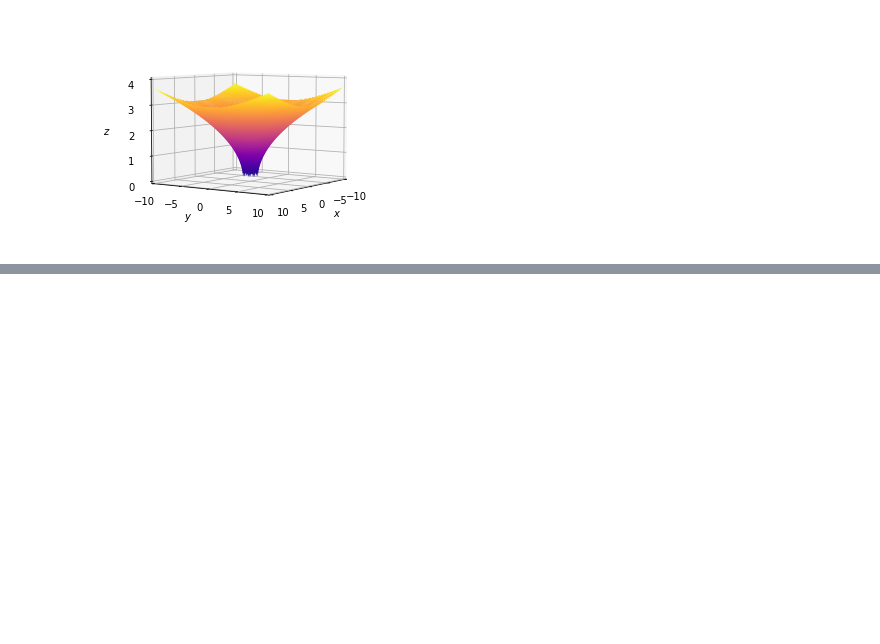
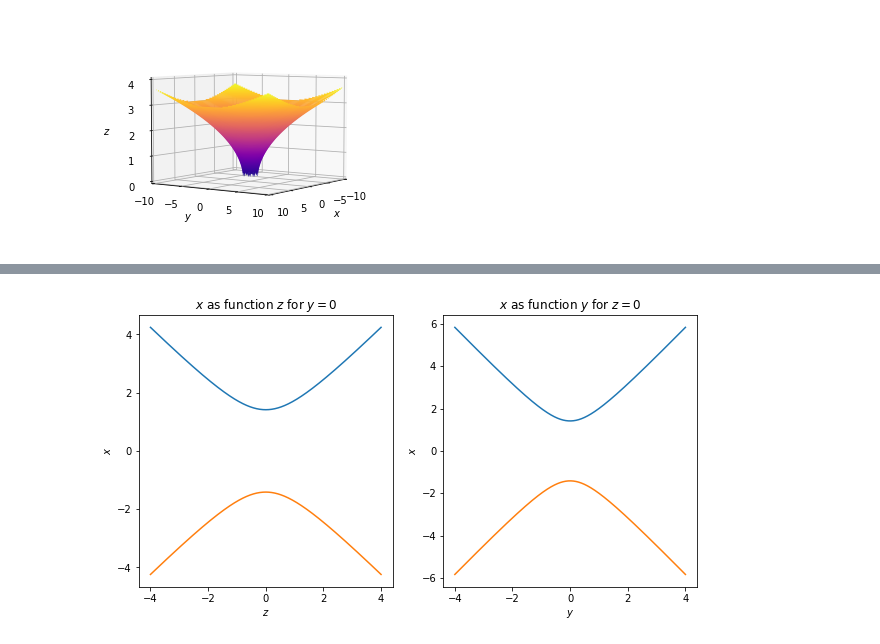
Before and after one commit to Nifrec/adv_calc_assignment, a Jupyter notebook: assignment_3/ass_3.ipynb, the cells around one changed output, grey strips where cells are left out. Drawn from its saved outputs; the diff is of its cells as text; code cells hidden in the pictures; blank space fills up the shorter version.

```diff
--- a/assignment_3/ass_3.ipynb
+++ b/assignment_3/ass_3.ipynb
@@ -135,0 +192,38 @@ plot_2c()
+# %%
+def plot_3a_for_x():
+    limits = [-4, 4]
+    z = np.linspace(limits[0], limits[1], 800)
+    y = np.linspace(limits[0], limits[1], 800)
+
+
+
+    fig, axes = plt.subplots(nrows=1, ncols=2,figsize=(10, 5))
+    ax1 = axes[0]
+    ax2 = axes[1]
+
+    x_of_z_plus = np.sqrt(2 + np.power(z, 2))
+    x_of_z_min = - x_of_z_plus
+    ax1.plot(z, x_of_z_plus)
+    ax1.plot(z, x_of_z_min)
+    ax1.set_xlabel('$z$')
+    ax1.set_ylabel('$x$')
+    ax1.set_title('$x$ as function $z$ for $y=0$')
+
+    x_of_y_plus = np.sqrt(2 + 2*np.power(y, 2))
+    x_of_y_min = - x_of_y_plus
+    ax2.plot(y, x_of_y_plus)
+    ax2.plot(y, x_of_y_min)
+    ax2.set_xlabel('$y$')
+    ax2.set_ylabel('$x$')
+    ax2.set_title('$x$ as function $y$ for $z=0$')
+
+    # ax.set_xlim(xy_limits)
+    # ax.set_ylim(xy_limits)
+    # ax.set_zlim([-4, 4])
+
+    # ax.set_title("Problem 3a as polynomial equation")
+    # ax.view_init(15, 35) # Angle at which plot is shown
+
+plot_3a_for_x()
+# %% [output]
+[figure, added]
```
Also changed, not shown: parts of 3 cells of this notebook.
